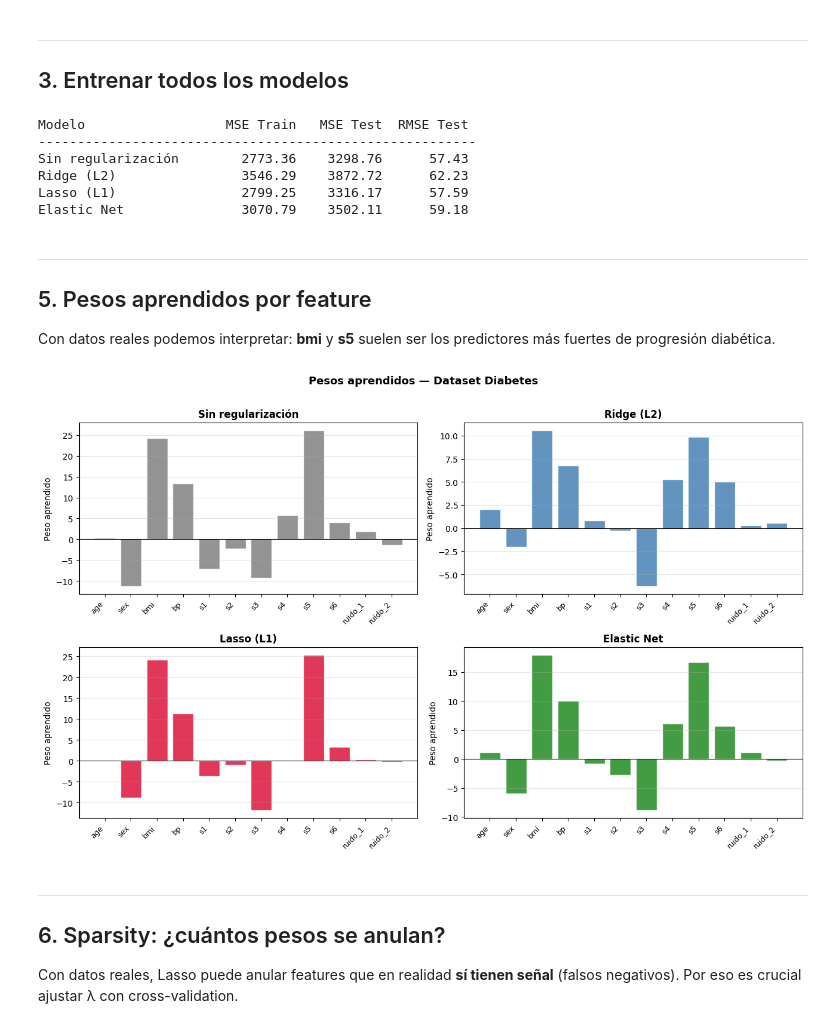
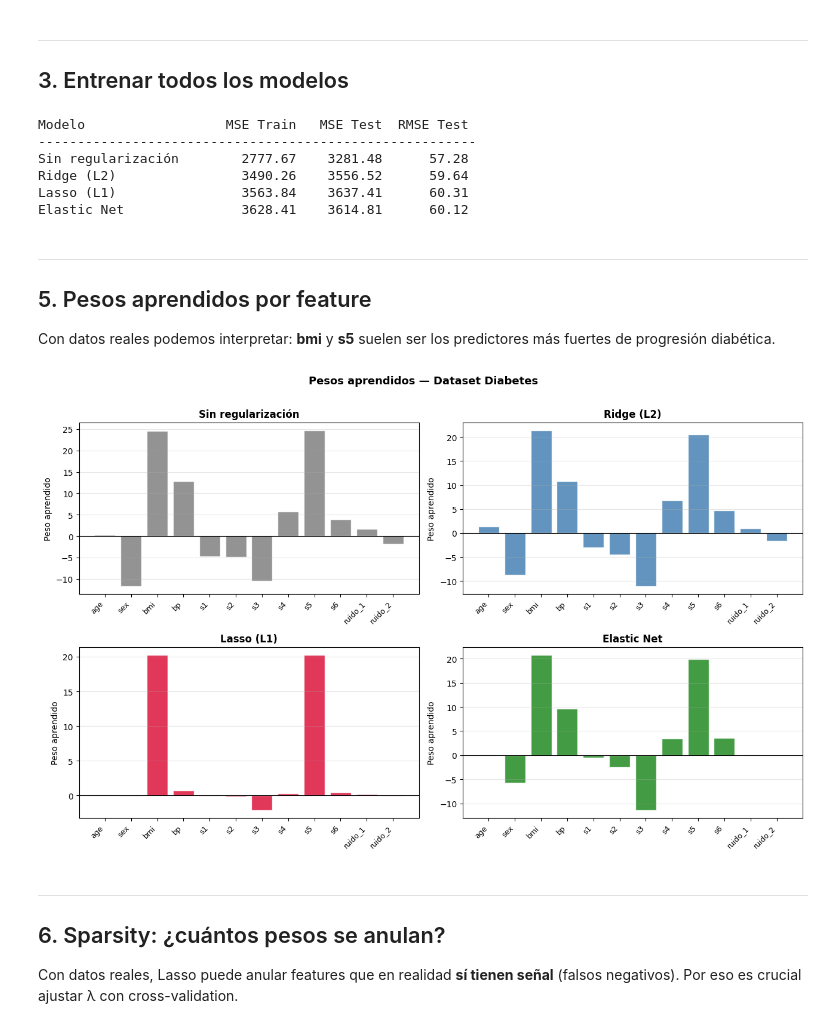
Before and after one commit to cristeldiaza-wq/S15-M-todos_num-ricos, a Jupyter notebook: Webinar 2/Clase2_Regularizacion_v2_Student_version.ipynb, the cells around one changed output. Drawn from its saved outputs; the diff is of its cells as text; code cells hidden in the pictures.

```diff
--- a/Webinar 2/Clase2_Regularizacion_v2_Student_version.ipynb
+++ b/Webinar 2/Clase2_Regularizacion_v2_Student_version.ipynb
@@ -129,9 +128,9 @@ params = dict(step_size=0.01, epochs=200, batch_size=100)
 
 #Entrenemos los modelos
 sin_reg = RegLinearRegression(**params)
-ridge   = Ridge(lam=2,  **params)
-lasso   = Lasso(lam=3,  **params)
-elastic = ElasticNet(lam1=0.2, lam2=0.8, **params)
+ridge   = Ridge(lam = 0.1,  **params)
+lasso   = Lasso(lam = 15,  **params)
+elastic = ElasticNet(lam_1=2, lam_2=0.1, **params)
 
 
 for model in [sin_reg, ridge, lasso, elastic]:
@@ -152,10 +151,10 @@ for nombre, m in modelos.items():
 # %% [output]
 Modelo                  MSE Train   MSE Test  RMSE Test
 --------------------------------------------------------
-Sin regularización        2773.36    3298.76      57.43
-Ridge (L2)                3546.29    3872.72      62.23
-Lasso (L1)                2799.25    3316.17      57.59
-Elastic Net               3070.79    3502.11      59.18
+Sin regularización        2777.67    3281.48      57.28
+Ridge (L2)                3490.26    3556.52      59.64
+Lasso (L1)                3563.84    3637.41      60.31
+Elastic Net               3628.41    3614.81      60.12
 # %% [markdown]
 ---
 ## 5. Pesos aprendidos por feature
@@ -164,24 +163,24 @@ Con datos reales podemos interpretar: **bmi** y **s5** suelen ser los predictore
 # %%
 fig, axes = plt.subplots(2, 2, figsize=(13, 8))
 axes = axes.flatten()
 colors = ['gray', 'steelblue', 'crimson', 'forestgreen']
 x_pos = np.arange(n_features)
 
 for ax, (nombre, m), color in zip(axes, modelos.items(), colors):
-    pesos = m.w[1:]    # saltamos el bias
+    pesos = m.theta[1:]    # saltamos el bias
     bars  = ax.bar(x_pos, pesos, color=color, alpha=0.85, edgecolor='white')
     ax.axhline(0, color='black', lw=0.8)
     ax.set_xticks(x_pos)
     ax.set_xticklabels(feature_names, rotation=45, ha='right', fontsize=9)
     ax.set_title(nombre, fontweight='bold')
     ax.set_ylabel('Peso aprendido')
     ax.grid(axis='y', alpha=0.3)
 
 plt.suptitle('Pesos aprendidos — Dataset Diabetes', fontsize=13, fontweight='bold', y=1.01)
 plt.tight_layout()
 plt.show()
 # %% [output]
-[figure, old version]
+[figure, new version]
 # %% [markdown]
 ---
 ## 6. Sparsity: ¿cuántos pesos se anulan?
```
Also changed, not shown: parts of 1 cell of this notebook, 7 other files.
